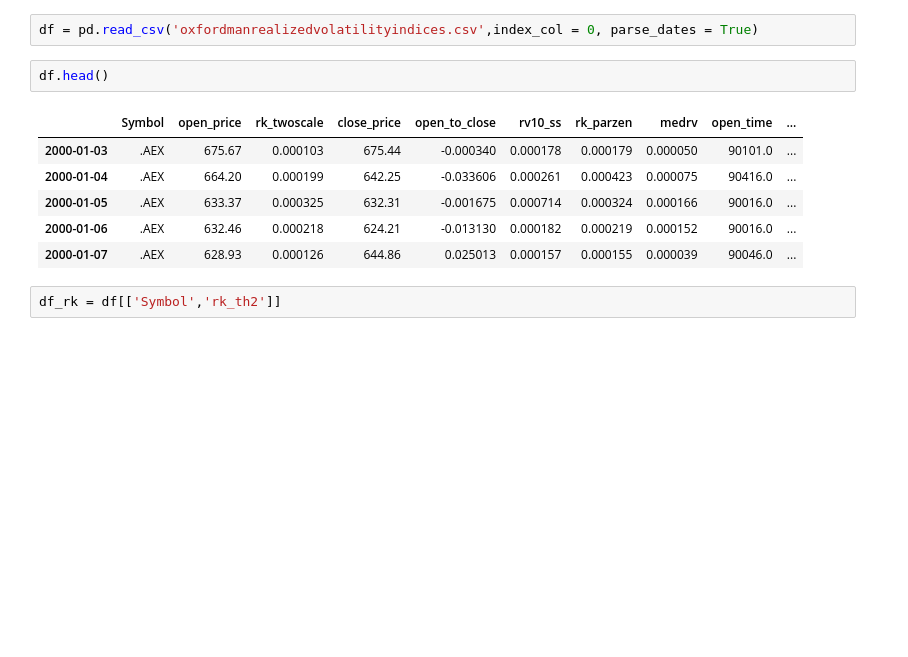
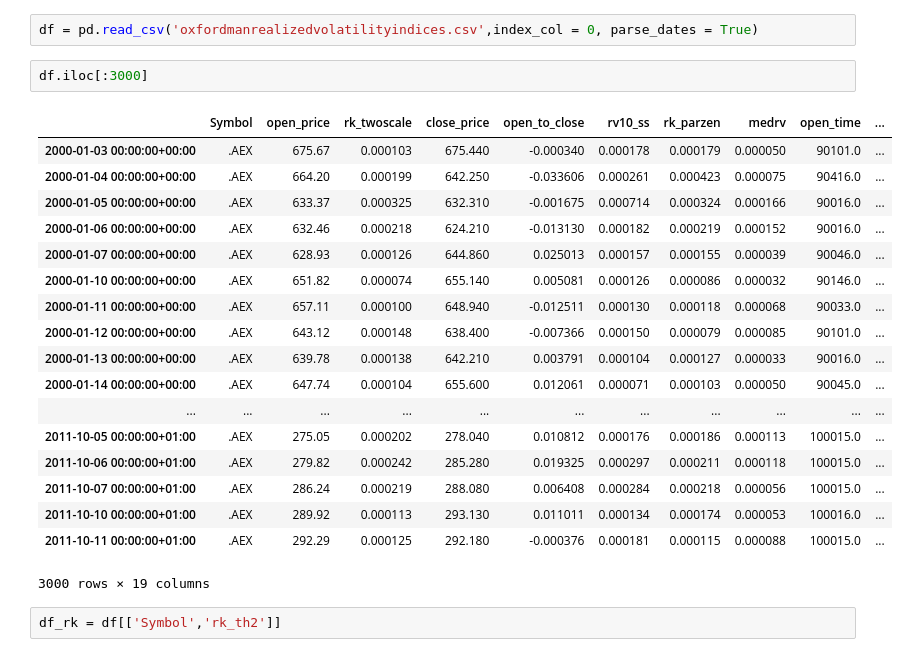
Before and after one commit to dxt911/BaruchMfeCapstone, a Jupyter notebook: CompareGraph.ipynb, the cells around one changed output. Drawn from its saved outputs; the diff is of its cells as text; blank space fills up the shorter version.

```diff
--- a/CompareGraph.ipynb
+++ b/CompareGraph.ipynb
@@ -11,15 +11,27 @@ import matplotlib.pyplot as plt
 %matplotlib inline
 # %%
 df = pd.read_csv('oxfordmanrealizedvolatilityindices.csv',index_col = 0, parse_dates = True)
-# %%
-df.head()
-# %% [output]
-|  | Symbol | open_price | rk_twoscale | close_price | open_to_close | rv10_ss | rk_parzen | medrv | open_time | ... |
-| 2000-01-03 | .AEX | 675.67 | 0.000103 | 675.44 | -0.000340 | 0.000178 | 0.000179 | 0.000050 | 90101.0 | ... |
-| 2000-01-04 | .AEX | 664.20 | 0.000199 | 642.25 | -0.033606 | 0.000261 | 0.000423 | 0.000075 | 90416.0 | ... |
-| 2000-01-05 | .AEX | 633.37 | 0.000325 | 632.31 | -0.001675 | 0.000714 | 0.000324 | 0.000166 | 90016.0 | ... |
-| 2000-01-06 | .AEX | 632.46 | 0.000218 | 624.21 | -0.013130 | 0.000182 | 0.000219 | 0.000152 | 90016.0 | ... |
-| 2000-01-07 | .AEX | 628.93 | 0.000126 | 644.86 | 0.025013 | 0.000157 | 0.000155 | 0.000039 | 90046.0 | ... |
+# %%
+df.iloc[:3000]
+# %% [output]
+|  | Symbol | open_price | rk_twoscale | close_price | open_to_close | rv10_ss | rk_parzen | medrv | open_time | ... |
+| 2000-01-03 00:00:00+00:00 | .AEX | 675.67 | 0.000103 | 675.440 | -0.000340 | 0.000178 | 0.000179 | 0.000050 | 90101.0 | ... |
+| 2000-01-04 00:00:00+00:00 | .AEX | 664.20 | 0.000199 | 642.250 | -0.033606 | 0.000261 | 0.000423 | 0.000075 | 90416.0 | ... |
+| 2000-01-05 00:00:00+00:00 | .AEX | 633.37 | 0.000325 | 632.310 | -0.001675 | 0.000714 | 0.000324 | 0.000166 | 90016.0 | ... |
+| 2000-01-06 00:00:00+00:00 | .AEX | 632.46 | 0.000218 | 624.210 | -0.013130 | 0.000182 | 0.000219 | 0.000152 | 90016.0 | ... |
+| 2000-01-07 00:00:00+00:00 | .AEX | 628.93 | 0.000126 | 644.860 | 0.025013 | 0.000157 | 0.000155 | 0.000039 | 90046.0 | ... |
+| 2000-01-10 00:00:00+00:00 | .AEX | 651.82 | 0.000074 | 655.140 | 0.005081 | 0.000126 | 0.000086 | 0.000032 | 90146.0 | ... |
+| 2000-01-11 00:00:00+00:00 | .AEX | 657.11 | 0.000100 | 648.940 | -0.012511 | 0.000130 | 0.000118 | 0.000068 | 90033.0 | ... |
+| 2000-01-12 00:00:00+00:00 | .AEX | 643.12 | 0.000148 | 638.400 | -0.007366 | 0.000150 | 0.000079 | 0.000085 | 90101.0 | ... |
+| 2000-01-13 00:00:00+00:00 | .AEX | 639.78 | 0.000138 | 642.210 | 0.003791 | 0.000104 | 0.000127 | 0.000033 | 90016.0 | ... |
+| 2000-01-14 00:00:00+00:00 | .AEX | 647.74 | 0.000104 | 655.600 | 0.012061 | 0.000071 | 0.000103 | 0.000050 | 90045.0 | ... |
+| ... | ... | ... | ... | ... | ... | ... | ... | ... | ... | ... |
+| 2011-10-05 00:00:00+01:00 | .AEX | 275.05 | 0.000202 | 278.040 | 0.010812 | 0.000176 | 0.000186 | 0.000113 | 100015.0 | ... |
+| 2011-10-06 00:00:00+01:00 | .AEX | 279.82 | 0.000242 | 285.280 | 0.019325 | 0.000297 | 0.000211 | 0.000118 | 100015.0 | ... |
+| 2011-10-07 00:00:00+01:00 | .AEX | 286.24 | 0.000219 | 288.080 | 0.006408 | 0.000284 | 0.000218 | 0.000056 | 100015.0 | ... |
+| 2011-10-10 00:00:00+01:00 | .AEX | 289.92 | 0.000113 | 293.130 | 0.011011 | 0.000134 | 0.000174 | 0.000053 | 100016.0 | ... |
+| 2011-10-11 00:00:00+01:00 | .AEX | 292.29 | 0.000125 | 292.180 | -0.000376 | 0.000181 | 0.000115 | 0.000088 | 100015.0 | ... |
+3000 rows × 19 columns
 # %%
 df_rk = df[['Symbol','rk_th2']]
 # %%
```
Also changed, not shown: 17 other files.
